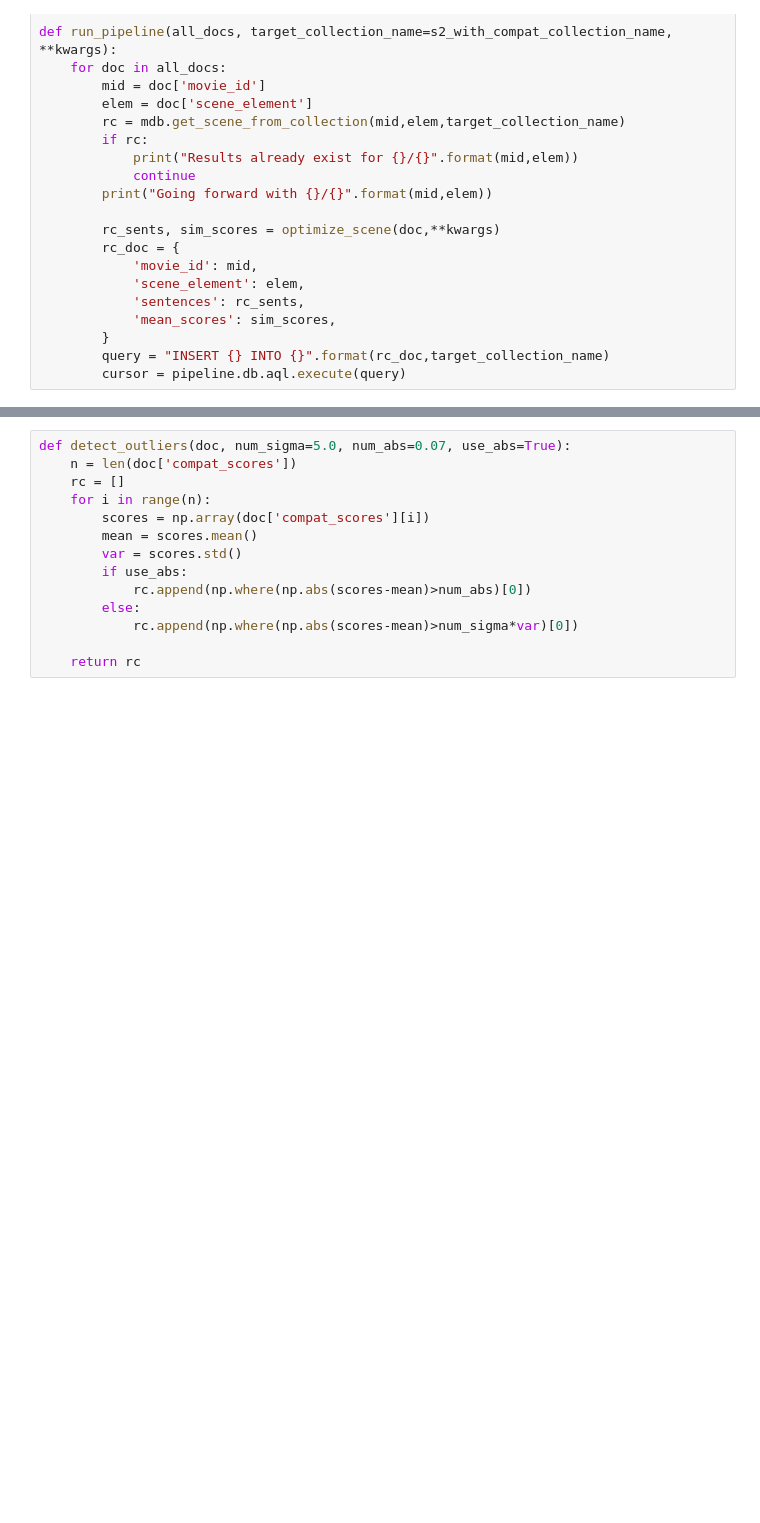
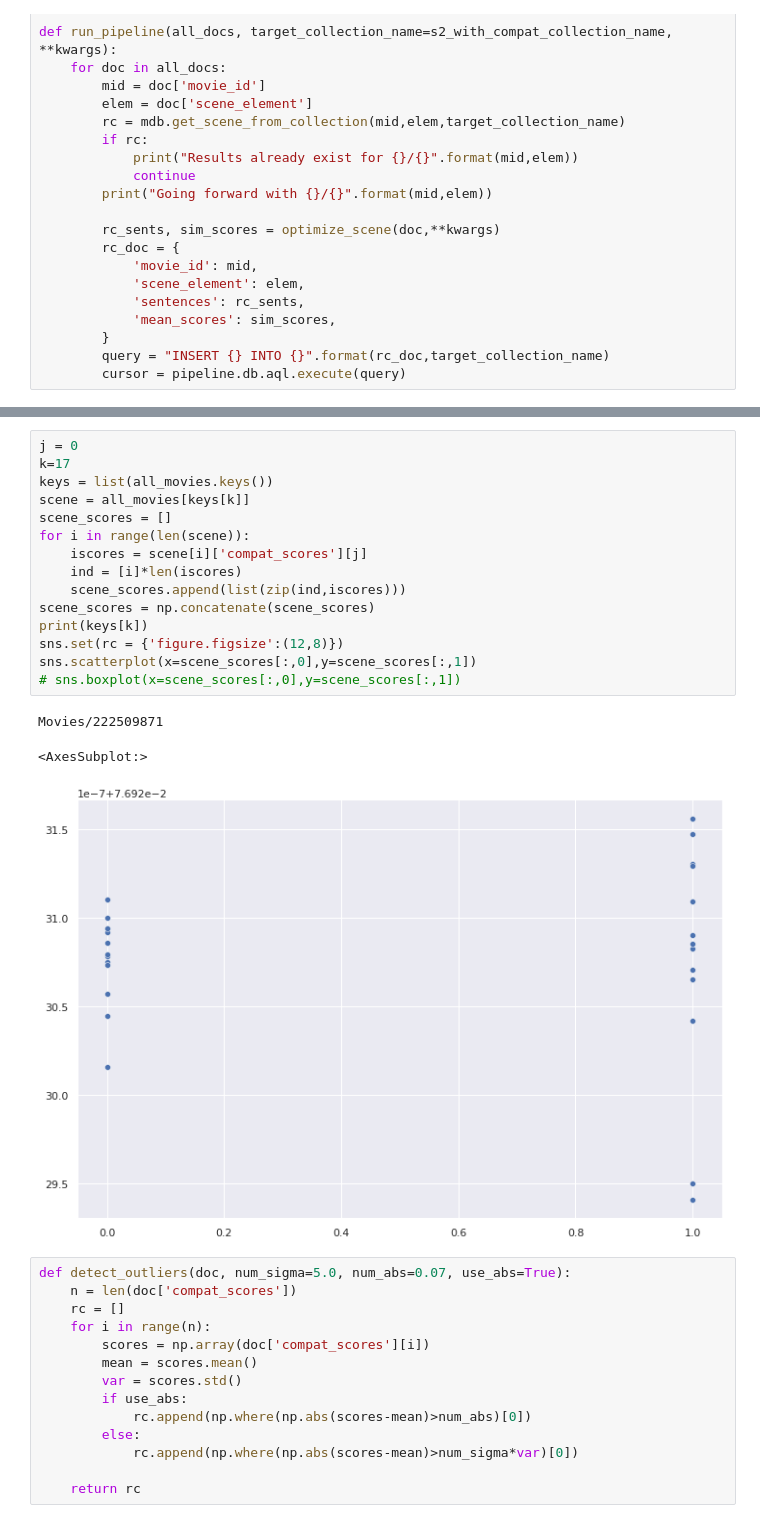
Before and after one commit to NEBULA3PR0JECT/nebula3_playground, a Jupyter notebook: s2_pipeline/s1_pipeline2_compat_analysis.ipynb, the cells around one changed output, grey strips where cells are left out. Saved outputs shown, nothing was run; the diff lists cells and outputs as text; blank space fills up the shorter version.

```diff
--- a/s2_pipeline/s1_pipeline2_compat_analysis.ipynb
+++ b/s2_pipeline/s1_pipeline2_compat_analysis.ipynb
@@ -235,3 +357,22 @@ mid is Movies/222510692
+# %%
+j = 0
+k=17
+keys = list(all_movies.keys())
+scene = all_movies[keys[k]]
+scene_scores = []
+for i in range(len(scene)):
+    iscores = scene[i]['compat_scores'][j]
+    ind = [i]*len(iscores)
+    scene_scores.append(list(zip(ind,iscores)))
+scene_scores = np.concatenate(scene_scores)
+print(keys[k])
+sns.set(rc = {'figure.figsize':(12,8)})
+sns.scatterplot(x=scene_scores[:,0],y=scene_scores[:,1])
+# sns.boxplot(x=scene_scores[:,0],y=scene_scores[:,1])
+# %% [output]
+Movies/222509871
+<AxesSubplot:>
+[figure, added]
 # %%
 def detect_outliers(doc, num_sigma=5.0, num_abs=0.07, use_abs=True):
     n = len(doc['compat_scores'])
```
Also changed, not shown: parts of 18 cells of this notebook, 2 other files.
